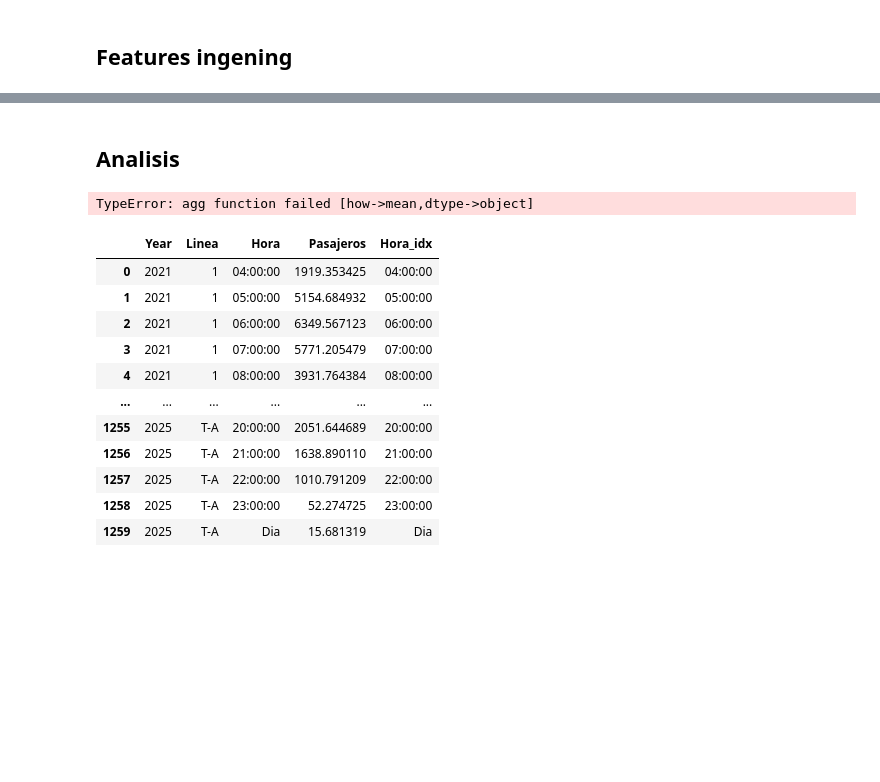
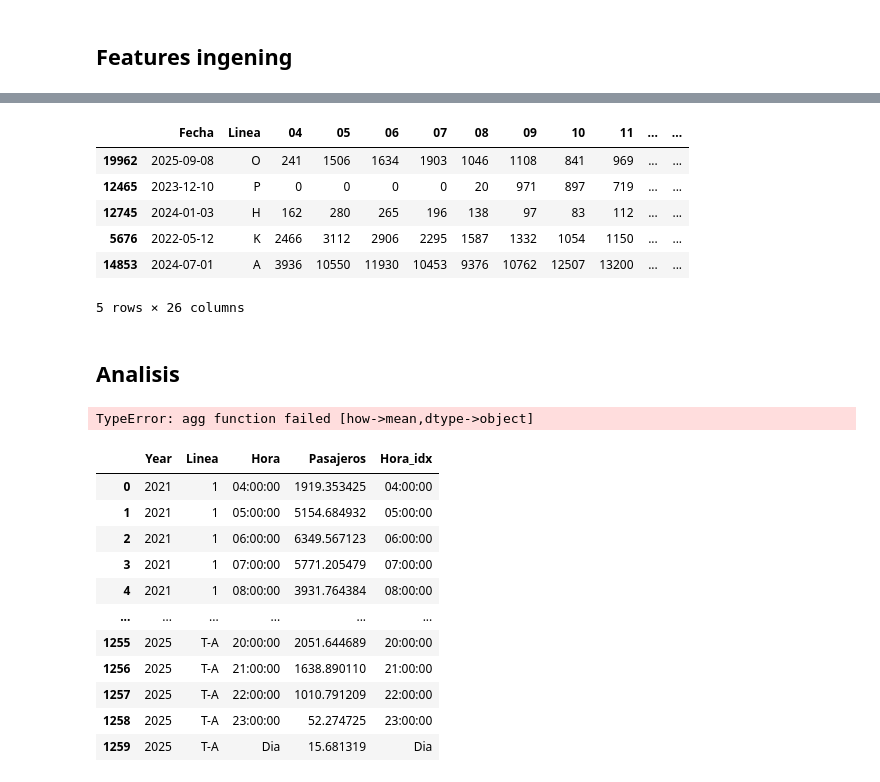
Before and after one commit to jbernalg/Project_Medellin_Metro, a Jupyter notebook: notebooks/preprocessing.ipynb, the cells around one changed output, grey strips where cells are left out. Saved outputs shown, nothing was run; the diff lists cells and outputs as text; code cells hidden in the pictures; blank space fills up the shorter version.

```diff
--- a/notebooks/preprocessing.ipynb
+++ b/notebooks/preprocessing.ipynb
@@ -193,4 +200,16 @@ df_total.head()
 5 rows × 25 columns
+# %%
+# crear un campo que almacene los meses de la semana
+df_total['Month'] = df_total['Fecha'].dt.month_name()
+df_total.sample(5)
+# %% [output]
+|  | Fecha | Linea | 04 | 05 | 06 | 07 | 08 | 09 | 10 | 11 | ... | ... |
+| 19962 | 2025-09-08 | O | 241 | 1506 | 1634 | 1903 | 1046 | 1108 | 841 | 969 | ... | ... |
+| 12465 | 2023-12-10 | P | 0 | 0 | 0 | 0 | 20 | 971 | 897 | 719 | ... | ... |
+| 12745 | 2024-01-03 | H | 162 | 280 | 265 | 196 | 138 | 97 | 83 | 112 | ... | ... |
+| 5676 | 2022-05-12 | K | 2466 | 3112 | 2906 | 2295 | 1587 | 1332 | 1054 | 1150 | ... | ... |
+| 14853 | 2024-07-01 | A | 3936 | 10550 | 11930 | 10453 | 9376 | 10762 | 12507 | 13200 | ... | ... |
+5 rows × 26 columns
 # %% [markdown]
 ## Analisis
 # %%
```
Also changed, not shown: parts of 7 cells of this notebook.
